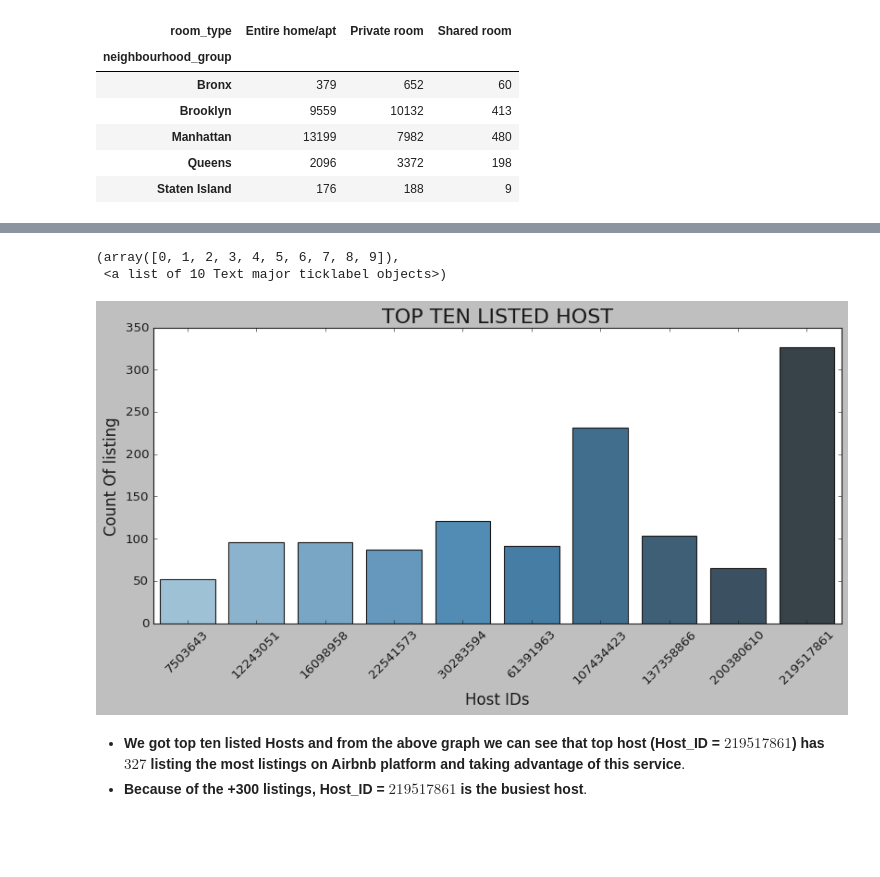
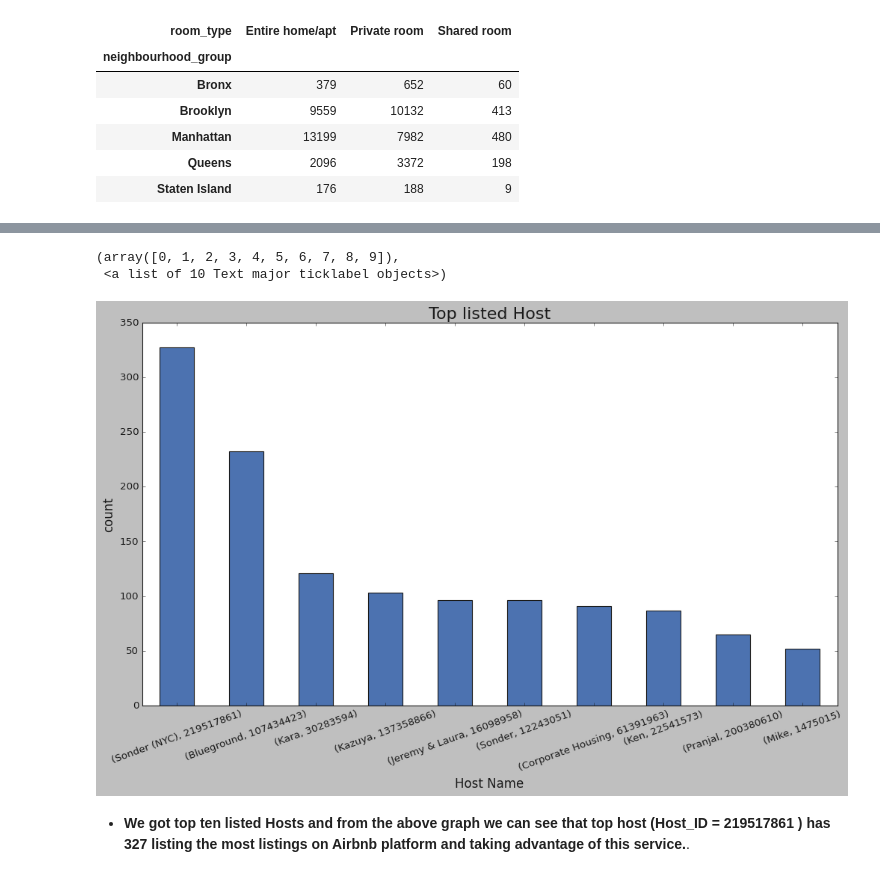
Before and after one commit to vir097/Airbnb-Bookings-Analysis---Capstone-Project, a Jupyter notebook: Airbnb_Bookings_Analysis_Capstone_Project.ipynb, the cells around one changed output, grey strips where cells are left out. Cells and saved outputs as stored; diff of their text form; code cells hidden in the pictures; blank space fills up the shorter version.

```diff
--- a/Airbnb_Bookings_Analysis_Capstone_Project.ipynb
+++ b/Airbnb_Bookings_Analysis_Capstone_Project.ipynb
@@ -783,32 +791,14 @@ top_host_ID_df.head(10)
-# %%
-# Examine which host is the most listed on Airbnb platform
-top_host = airbnb_df['host_id'].value_counts().head(10)
-
-# Creating Data Frame of top_host_IDs
-top_host_df = pd.DataFrame(top_host)
-
-# reset index
-top_host_df.reset_index(inplace=True)
-
-# Rename the columns of the Data Frame
-top_host_df.rename(columns={'index':'Host_IDs', 'host_id':'ID_count'}, inplace=True)
-
-# visualizations of top 10 host
-
-#initialing the figure size
-plt.rcParams["figure.figsize"] = (12,5)
-
-# Plot Bar graph
-#code
-sns.barplot(x='Host_IDs',y='ID_count', data=top_host_df, palette='Blues_d')
-plt.xlabel('Host IDs', fontsize = 15)
-plt.ylabel('Count Of listing', fontsize = 15)
-plt.title('TOP TEN LISTED HOST', fontsize = 20)
-plt.xticks(rotation=45)
-# %% [output]
-(array([0, 1, 2, 3, 4, 5, 6, 7, 8, 9]),
- <a list of 10 Text major ticklabel objects>)
-[figure, removed]
+# %%
+top_10_host = top_host.head(10)
+plt.figure(figsize=(15,8))
+top_10_host.plot(x="host_name",y="count", kind='bar')
+plt.xlabel('Host Name',fontsize=15)
+plt.ylabel('count',fontsize=15)
+plt.title('Top listed Host',fontsize=20)
+plt.xticks(rotation=20)
+# %% [output]
+(array([0, 1, 2, 3, 4, 5, 6, 7, 8, 9]),
+ <a list of 10 Text major ticklabel objects>)
+[figure, added]
 # %% [markdown]
-* **We got top ten listed Hosts and from the above graph we can see that top host (Host_ID = $219517861$) has $327$ listing the most listings on Airbnb platform and taking advantage of this service**.
-* **Because of the +300 listings, Host_ID = $219517861$ is the busiest host**.
+* **We got top ten listed Hosts and from the above graph we can see that top host (Host_ID =  219517861 ) has  327  listing the most listings on Airbnb platform and taking advantage of this service.**.
```
Also changed, not shown: parts of 49 cells of this notebook.
